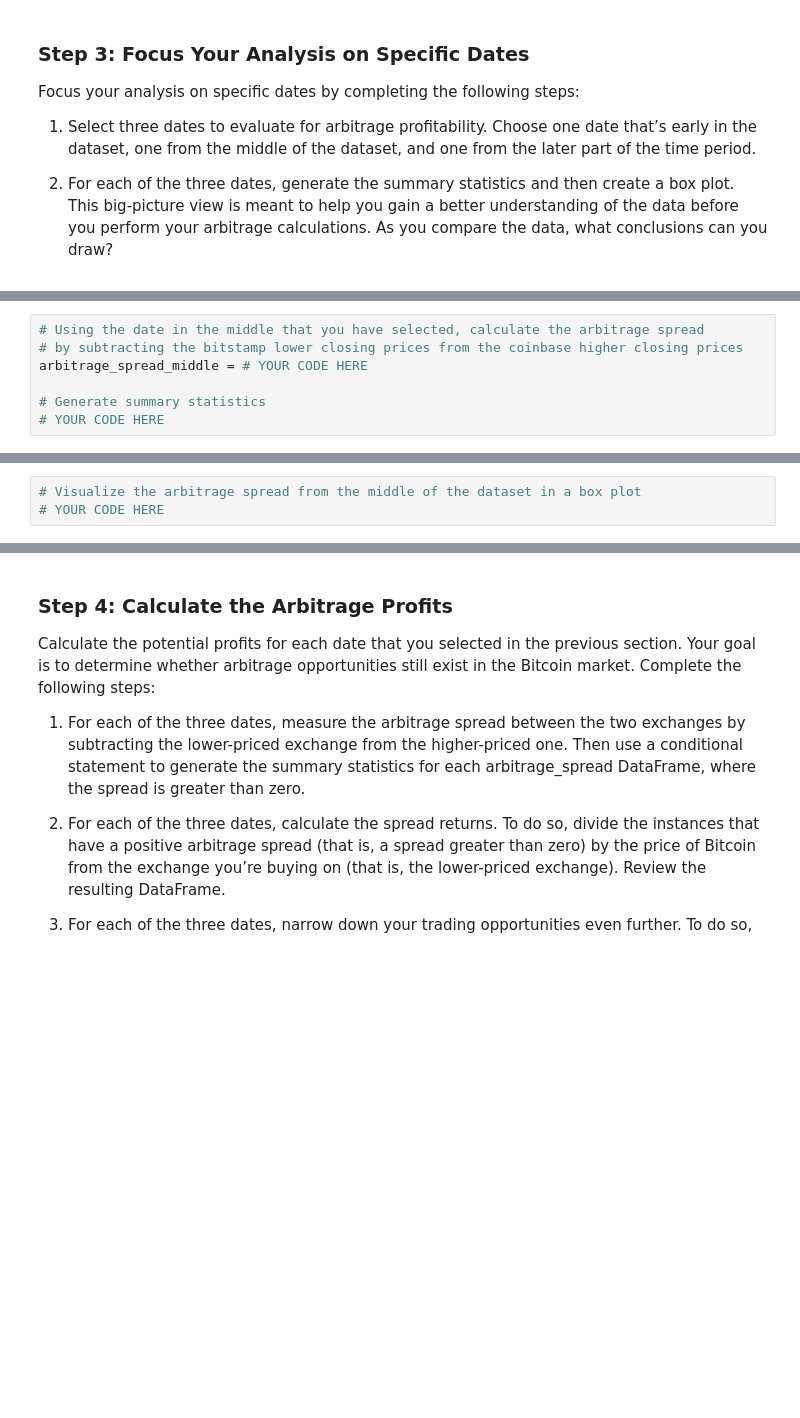
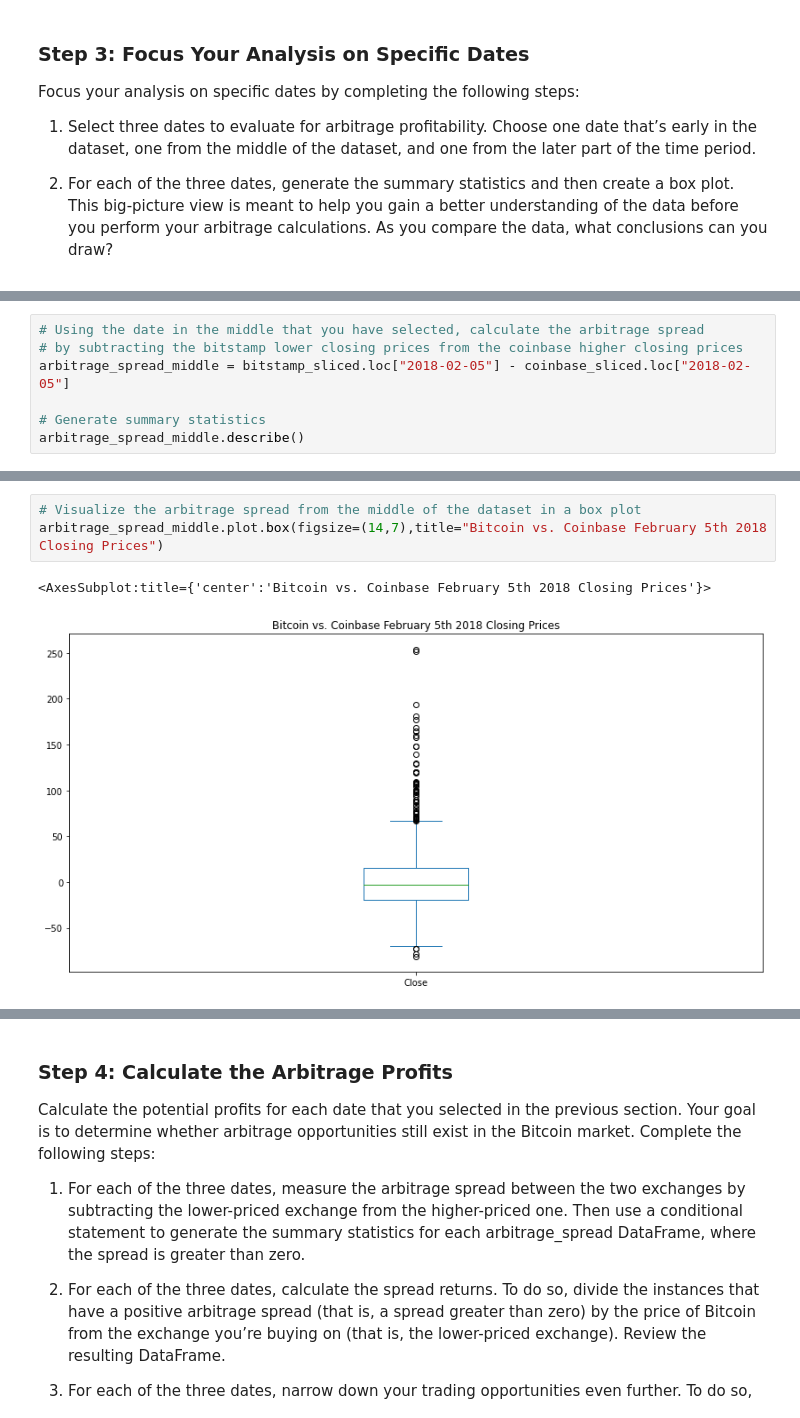
Before and after one commit to Kevinator9000/fintech_challenge_3, a Jupyter notebook: crypto_arbitrage.ipynb, the cells around one changed output, grey strips where cells are left out. Drawn from its saved outputs; the diff is of its cells as text; blank space fills up the shorter version.

```diff
--- a/crypto_arbitrage.ipynb
+++ b/crypto_arbitrage.ipynb
@@ -374,7 +386,7 @@ arbitrage_spread_early = # YOUR CODE HERE
 # %%
 # Using the date in the middle that you have selected, calculate the arbitrage spread
 # by subtracting the bitstamp lower closing prices from the coinbase higher closing prices
-arbitrage_spread_middle = # YOUR CODE HERE
+arbitrage_spread_middle = bitstamp_sliced.loc["2018-02-05"] - coinbase_sliced.loc["2018-02-05"]
 
 # Generate summary statistics
-# YOUR CODE HERE
+arbitrage_spread_middle.describe()
@@ -381,6 +403,9 @@ arbitrage_spread_middle = # YOUR CODE HERE
 # %%
 # Visualize the arbitrage spread from the middle of the dataset in a box plot
-# YOUR CODE HERE
+arbitrage_spread_middle.plot.box(figsize=(14,7),title="Bitcoin vs. Coinbase February 5th 2018 Closing Prices")
+# %% [output]
+<AxesSubplot:title={'center':'Bitcoin vs. Coinbase February 5th 2018 Closing Prices'}>
+[figure, added]
 # %%
 # Create an overlay plot that visualizes the two dataframes over a period of one day from late in the dataset.
 # Be sure that the plots include the parameters `legend`, `figsize`, `title`, `color` and `label`
```
Also changed, not shown: parts of 27 cells of this notebook.
